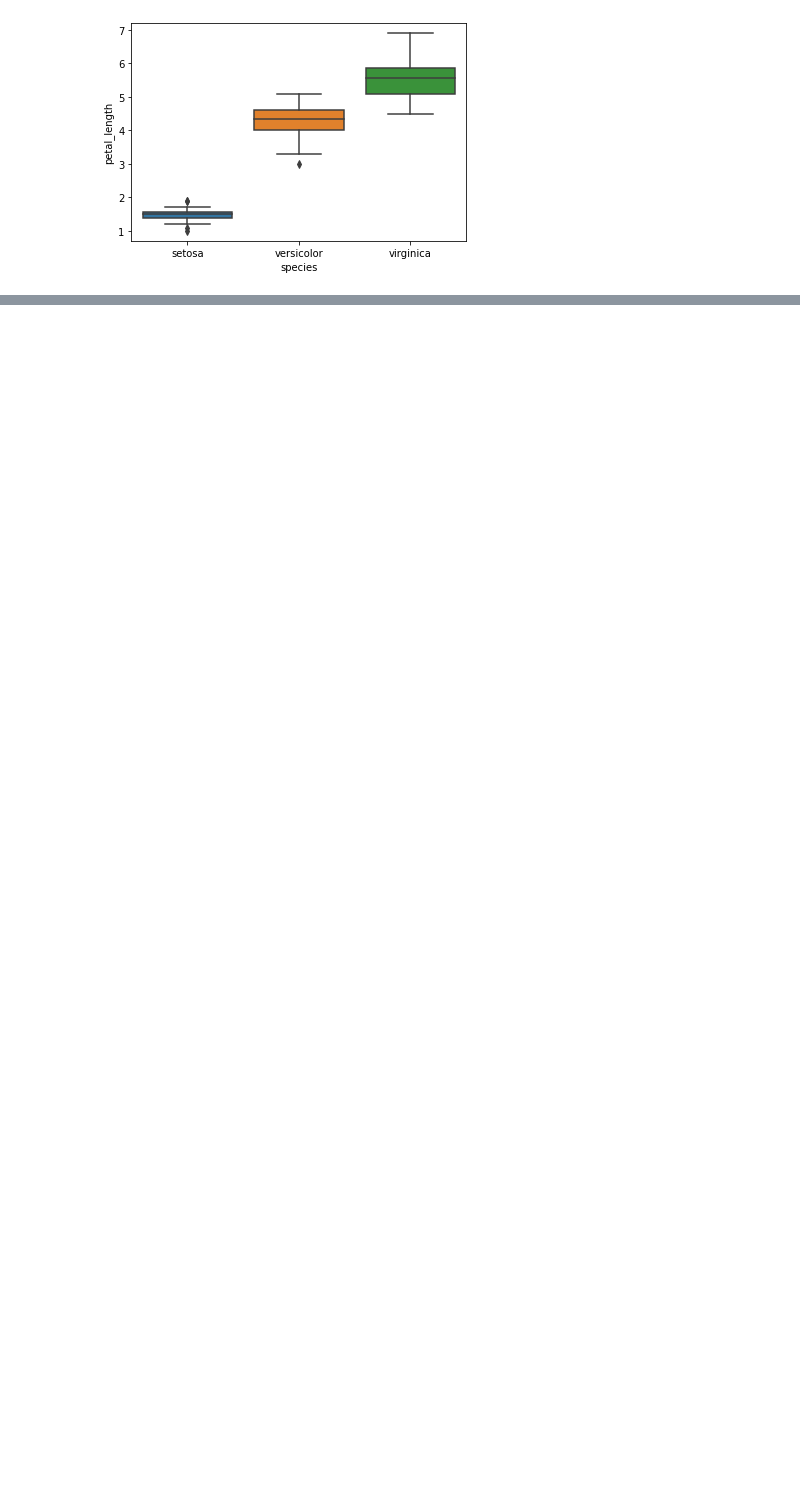
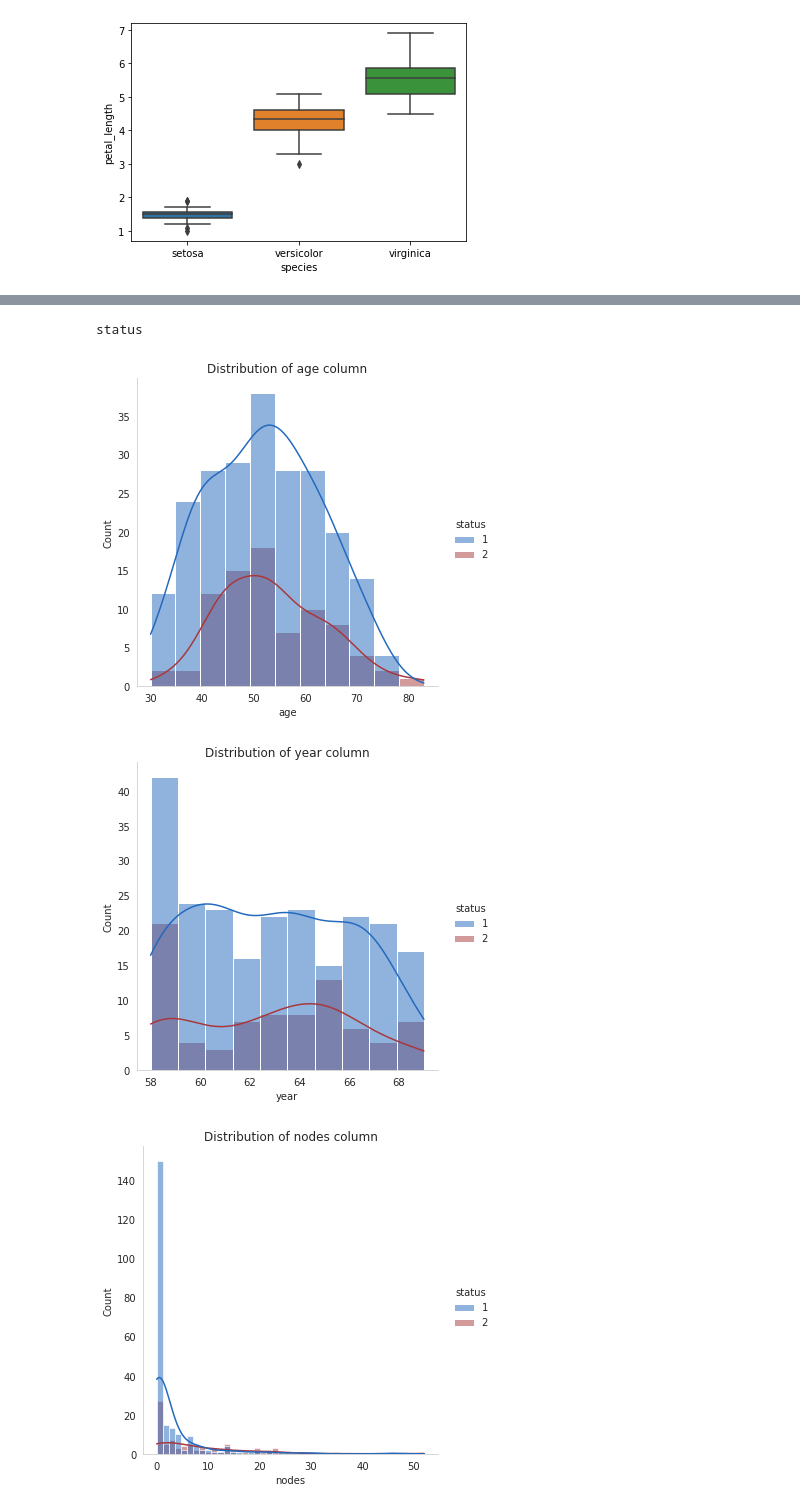
Before and after one commit to Yash621/Ml-dL-Assignments, a Jupyter notebook: Explorartory Data Analysis/iris.ipynb, the cells around one changed output, grey strips where cells are left out. Saved outputs shown, nothing was run; the diff lists cells and outputs as text; code cells hidden in the pictures; blank space fills up the shorter version.

```diff
--- a/Explorartory Data Analysis/iris.ipynb
+++ b/Explorartory Data Analysis/iris.ipynb
@@ -92,0 +141,16 @@ df.columns=['']
+# %%
+features=df.columns[:-1]
+target=df.columns[-1]
+# %% [output]
+status
+# %%
+for feature in features:
+    sns.set_style("whitegrid")
+    sns.displot(data=data,x=feature,hue=target,kde=True,palette='vlag')
+    plt.title(f'Distribution of {feature} column')
+    plt.grid()
+    plt.show()
+# %% [output]
+[figure, added]
+[figure, added]
+[figure, added]
```
Also changed, not shown: parts of 13 cells of this notebook, 1 other file.
